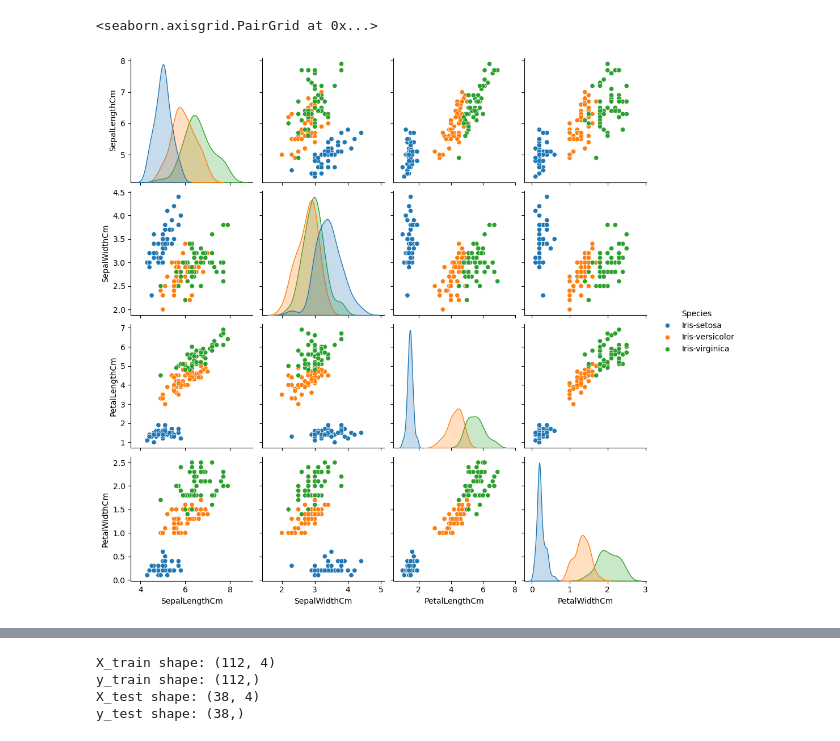
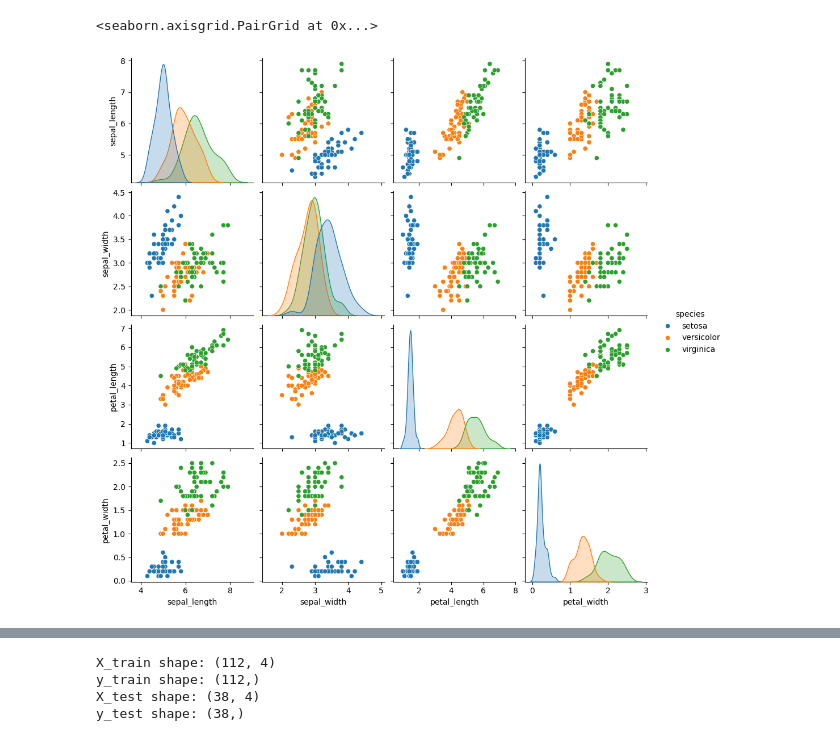
Before and after one commit to kasiwarrior/Labb_2_Supervised_learning, a Jupyter notebook: Exempel/kNN-classification_iris.ipynb, the cells around one changed output, grey strips where cells are left out. Cells and saved outputs as stored; diff of their text form; code cells hidden in the pictures.

```diff
--- a/Exempel/kNN-classification_iris.ipynb
+++ b/Exempel/kNN-classification_iris.ipynb
@@ -76,10 +76,10 @@ round(df.describe(),1)
 | max | 150.0 | 7.9 | 4.4 | 6.9 | 2.5 |
 # %%
 # view the relationships between variables; color code by species type
-sns.pairplot(df.drop(labels=['Id'], axis=1), hue='Species')
+sns.pairplot(df.drop(labels=['id'], axis=1), hue='species')
 # %% [output]
 <seaborn.axisgrid.PairGrid at 0x...>
-[figure, old version]
+[figure, new version]
 # %%
 #### Splits data into training and test sets
 ## param random_state: to make your tests reproducible, you need a random split with the same output
```
Also changed, not shown: parts of 5 cells of this notebook, 3 other files.
